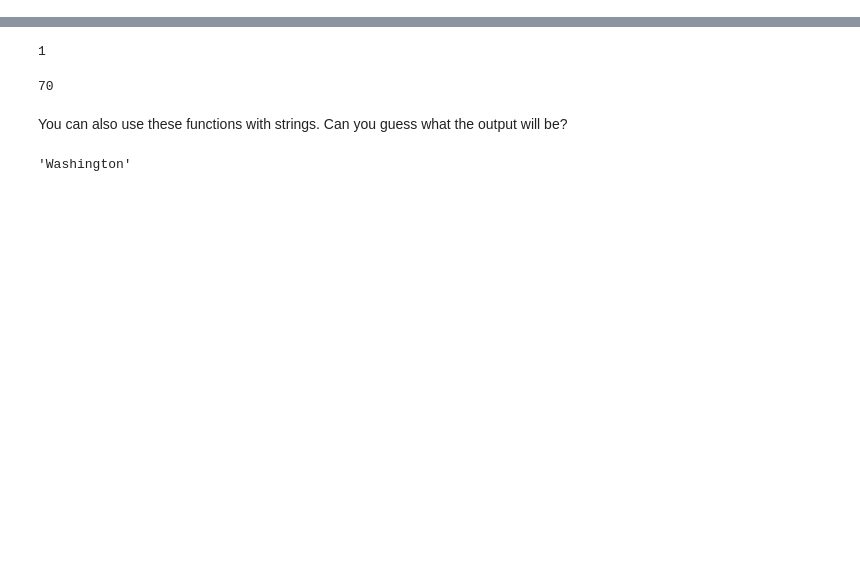
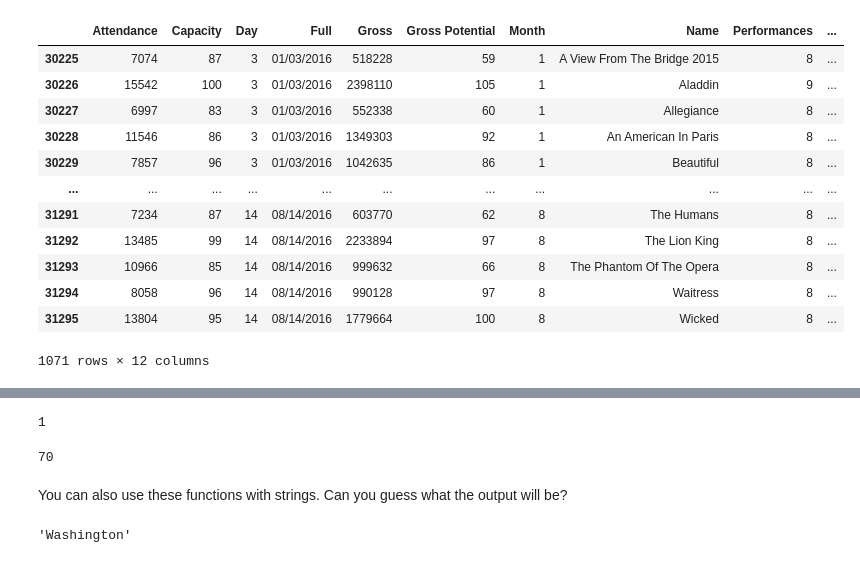
Before and after one commit to ds-modules/CP-101-SP21, a Jupyter notebook: Lab4/Lab 4 - Intro to Python and MOEs.ipynb, the cells around one changed output, grey strips where cells are left out. Saved outputs shown, nothing was run; the diff lists cells and outputs as text; code cells hidden in the pictures; blank space fills up the shorter version.

```diff
--- a/Lab4/Lab 4 - Intro to Python and MOEs.ipynb
+++ b/Lab4/Lab 4 - Intro to Python and MOEs.ipynb
@@ -9,0 +31,13 @@ import numpy as np
+# %%
+# Now that you are familiar with all the basics of Python coding,
+# it is time for you to learn how to work with Tables and Pandas Data Frames.
+# First let's upload the dataset we have selected to work on, using the pd.read_csv command.
+
+broadway = pd.read_csv("data/broadway.csv")
+
+# Note that you can also read in excels: pd.read_excel('example.xlsx')
+# You can read in most data types: just look up pandas read [insert file type]
+
+# The dataset.head() comments will show you the top few rows of the table that you loaded in
+
+broadway.head(10)
@@ -9,0 +98,22 @@ import numpy as np
+# %%
+# Another neat thing you can do with pandas is filter out certain values.
+# For example, if you only wanted to see Broadway shows from 2016, you can do the following
+
+shows_2016 = broadway[broadway.Year == 2016]
+shows_2016
+
+#Note: Here we created a new table called "shows_2016".
+# %% [output]
+|  | Attendance | Capacity | Day | Full | Gross | Gross Potential | Month | Name | Performances | ... |
+| 30225 | 7074 | 87 | 3 | 01/03/2016 | 518228 | 59 | 1 | A View From The Bridge 2015 | 8 | ... |
+| 30226 | 15542 | 100 | 3 | 01/03/2016 | 2398110 | 105 | 1 | Aladdin | 9 | ... |
+| 30227 | 6997 | 83 | 3 | 01/03/2016 | 552338 | 60 | 1 | Allegiance | 8 | ... |
+| 30228 | 11546 | 86 | 3 | 01/03/2016 | 1349303 | 92 | 1 | An American In Paris | 8 | ... |
+| 30229 | 7857 | 96 | 3 | 01/03/2016 | 1042635 | 86 | 1 | Beautiful | 8 | ... |
+| ... | ... | ... | ... | ... | ... | ... | ... | ... | ... | ... |
+| 31291 | 7234 | 87 | 14 | 08/14/2016 | 603770 | 62 | 8 | The Humans | 8 | ... |
+| 31292 | 13485 | 99 | 14 | 08/14/2016 | 2233894 | 97 | 8 | The Lion King | 8 | ... |
+| 31293 | 10966 | 85 | 14 | 08/14/2016 | 999632 | 66 | 8 | The Phantom Of The Opera | 8 | ... |
+| 31294 | 8058 | 96 | 14 | 08/14/2016 | 990128 | 97 | 8 | Waitress | 8 | ... |
+| 31295 | 13804 | 95 | 14 | 08/14/2016 | 1779664 | 100 | 8 | Wicked | 8 | ... |
+1071 rows × 12 columns
```
Also changed, not shown: parts of 84 cells of this notebook.
